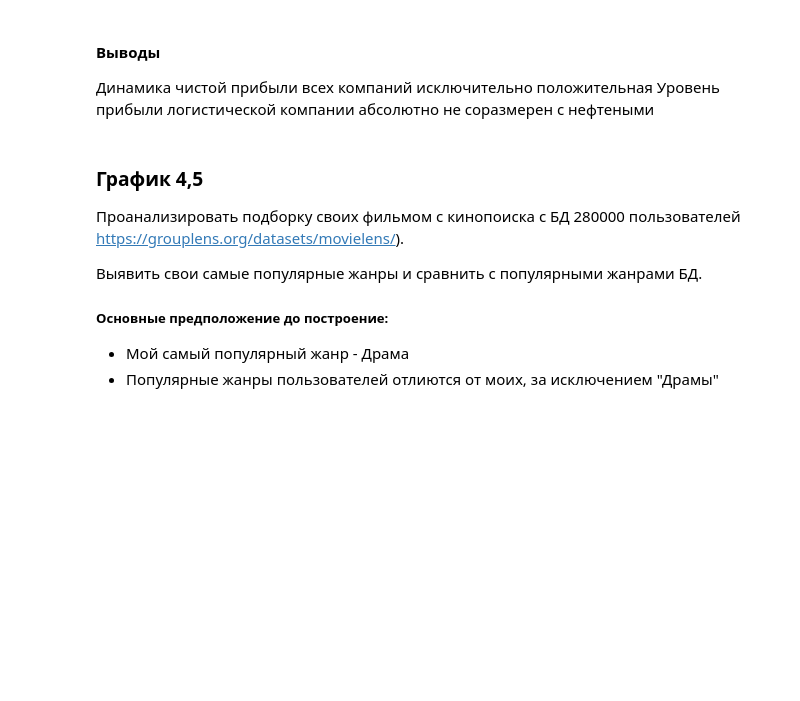
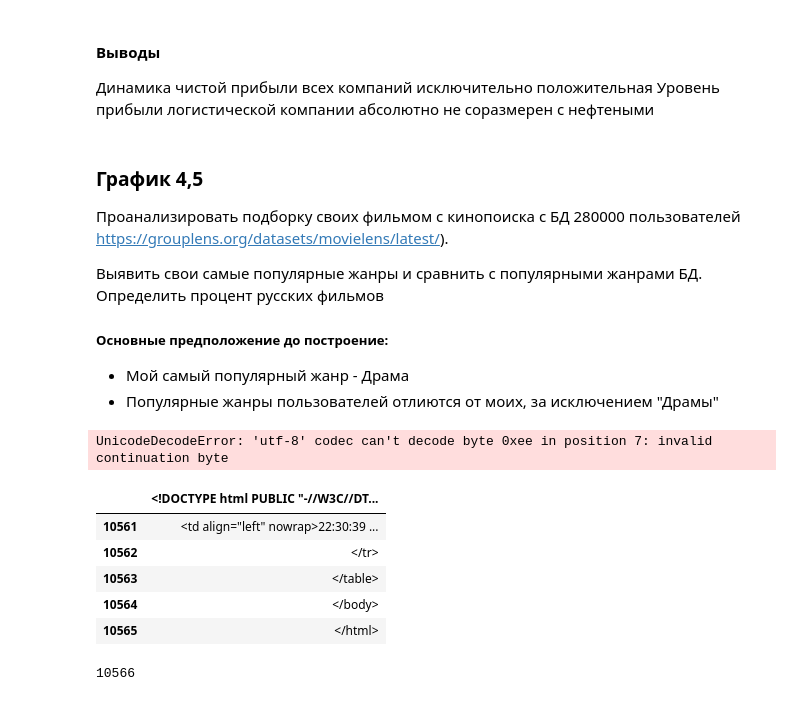
Before and after one commit to foggyVas/netology_pyda, a Jupyter notebook: part2/hw14/hw14.ipynb, the cells around one changed output. Cells and saved outputs as stored; diff of their text form; code cells hidden in the pictures; blank space fills up the shorter version.

```diff
--- a/part2/hw14/hw14.ipynb
+++ b/part2/hw14/hw14.ipynb
@@ -141,9 +141,30 @@ all_company.plot(kind='bar', width=1.47)
 # %% [markdown]
 ### График 4,5
 
-Проанализировать подборку своих фильмом с кинопоиска с БД 280000 пользователей https://grouplens.org/datasets/movielens/).
+Проанализировать подборку своих фильмом с кинопоиска с БД 280000 пользователей https://grouplens.org/datasets/movielens/latest/).
 
 Выявить свои самые популярные жанры и сравнить с популярными жанрами БД.
+Определить процент русских фильмов
+
 ##### Основные предположение до построение:
 - Мой самый популярный жанр - Драма
 - Популярные жанры пользователей отлиются от моих, за исключением "Драмы"
+# %%
+test = pd.read_csv('test.xls', sep='\t', encoding='utf-8')
+test.head()
+# %% [output]
+UnicodeDecodeError: 'utf-8' codec can't decode byte 0xee in position 7: invalid continuation byte
+# %%
+foggy = pd.read_csv('foggy_test.xls', sep='\t', header=0, encoding='ISO-8859-1')
+foggy.tail()
+# %% [output]
+|  | <!DOCTYPE html PUBLIC "-//W3C//DT... |
+| 10561 | <td align="left" nowrap>22:30:39 ... |
+| 10562 | </tr> |
+| 10563 | </table> |
+| 10564 | </body> |
+| 10565 | </html> |
+# %%
+len(foggy)
+# %% [output]
+10566
```
Also changed, not shown: parts of 3 cells of this notebook.
